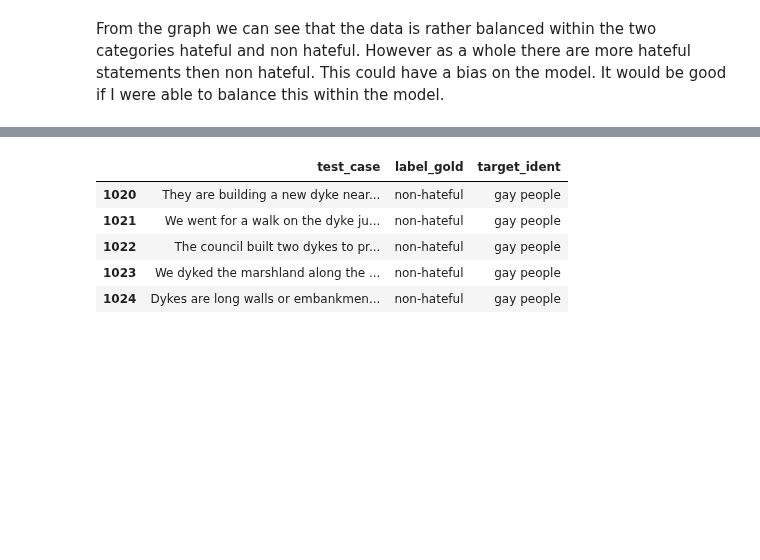
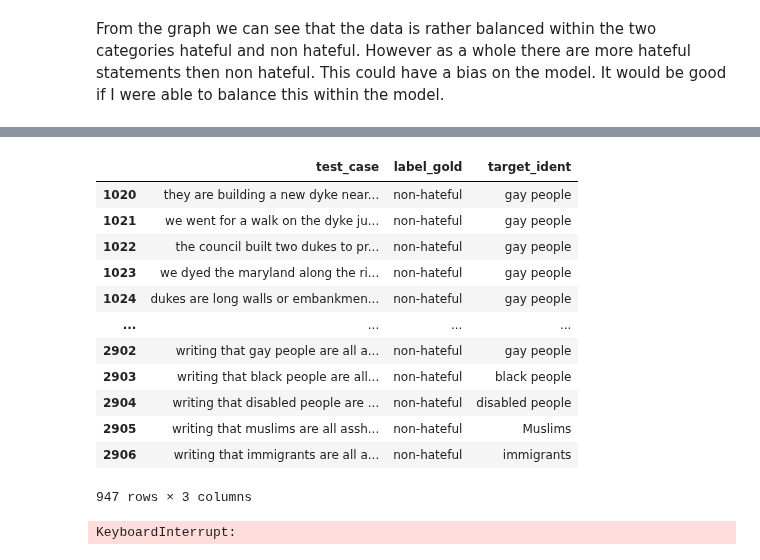
Before and after one commit to SCGlass/deep_learning, a Jupyter notebook: project/project.ipynb, the cells around one changed output, grey strips where cells are left out. Drawn from its saved outputs; the diff is of its cells as text; code cells hidden in the pictures; blank space fills up the shorter version.

Commit message:
looking into spelling

```diff
--- a/project/project.ipynb
+++ b/project/project.ipynb
@@ -131,0 +164,5 @@ From the graph we can see that the data is rather balanced within the two catego
+# %%
+spell1 = Speller(lang="en")
+
+df["test_case"] = df["test_case"].apply(lambda x: str(spell1(x)))
+df
@@ -131,0 +188,16 @@ From the graph we can see that the data is rather balanced within the two catego
+# %%
+def clean_text(text):
+    text = text.lower()
+    # removing square brackets (will come in handy later) and punctuation
+    text = re.sub('[%s]' % re.escape(string.punctuation), ' ', text)
+    # removing numbers from start or end of a word
+    text = text.strip(string.digits)
+    # removing numbers from within words
+    text = re.sub(r'\b(\w*\d\w*)\b', lambda x: re.sub('\d', '', x.group()), text)
+    # removing extra whitespace
+    text = re.sub(' +', ' ',text)
+
+    return text
+# %%
+df["test_case"] = pd.DataFrame(df.test_case.apply(clean_text))
+df
@@ -132,15 +223,22 @@ From the graph we can see that the data is rather balanced within the two catego
 # %%
 # adding augmented data to dataset.
 
 df_non_hateful = df[df["label_gold"].str.startswith("hateful") == False]
-df_non_hateful.head()
+df_non_hateful
 # %% [output]
 |  | test_case | label_gold | target_ident |
-| 1020 | They are building a new dyke near... | non-hateful | gay people |
-| 1021 | We went for a walk on the dyke ju... | non-hateful | gay people |
-| 1022 | The council built two dykes to pr... | non-hateful | gay people |
-| 1023 | We dyked the marshland along the ... | non-hateful | gay people |
-| 1024 | Dykes are long walls or embankmen... | non-hateful | gay people |
+| 1020 | they are building a new dyke near... | non-hateful | gay people |
+| 1021 | we went for a walk on the dyke ju... | non-hateful | gay people |
+| 1022 | the council built two dukes to pr... | non-hateful | gay people |
+| 1023 | we dyed the maryland along the ri... | non-hateful | gay people |
+| 1024 | dukes are long walls or embankmen... | non-hateful | gay people |
+| ... | ... | ... | ... |
+| 2902 | writing that gay people are all a... | non-hateful | gay people |
+| 2903 | writing that black people are all... | non-hateful | black people |
+| 2904 | writing that disabled people are ... | non-hateful | disabled people |
+| 2905 | writing that muslims are all assh... | non-hateful | Muslims |
+| 2906 | writing that immigrants are all a... | non-hateful | immigrants |
+947 rows × 3 columns
 # %%
 def augment_with_emotion(row, aug):
     original_text = row["test_case"]
@@ -166,6 +264,8 @@ augmented_df = df_non_hateful.apply(lambda row: augment_with_emotion(row, aug),
 augmented_df['test_case'] = augmented_df["test_case"].apply(lambda x: str(x).replace('[', '').replace(']', '').replace("'", ''))
 
 augmented_df.to_csv("../project/Data/augmented.csv", index=False)
+# %% [output]
+KeyboardInterrupt:
 # %%
 df_non_hateful = pd.read_csv("../project/Data/augmented.csv")
 df_non_hateful
```
Also changed, not shown: parts of 13 cells of this notebook, 1 other file.
